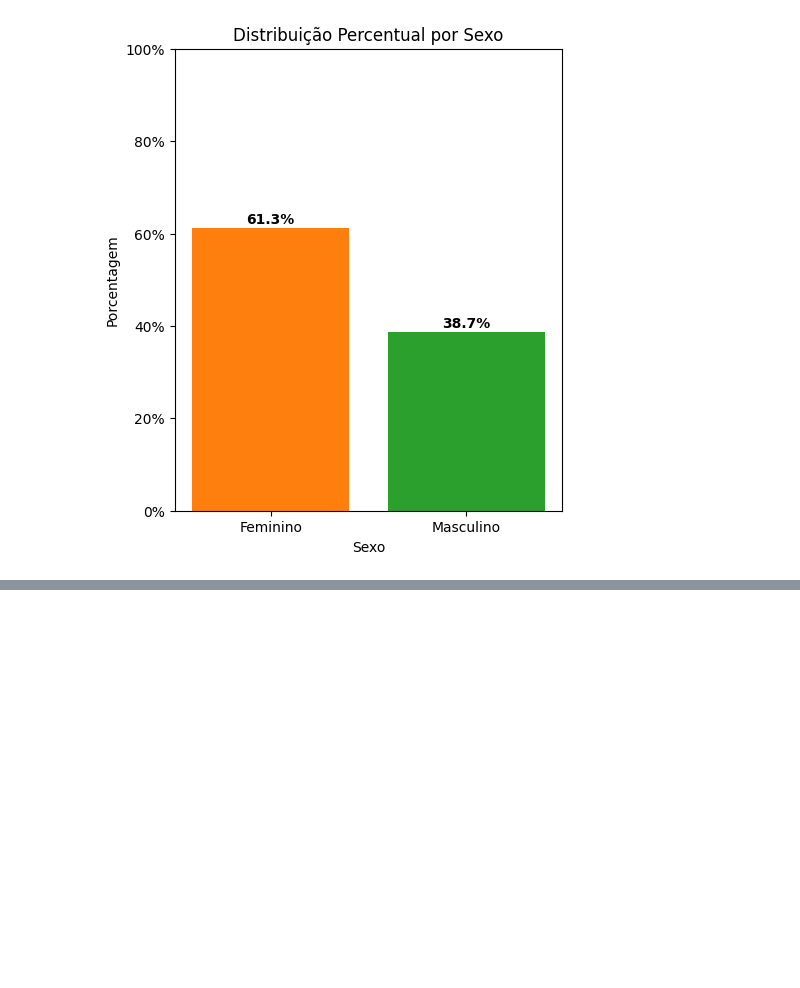
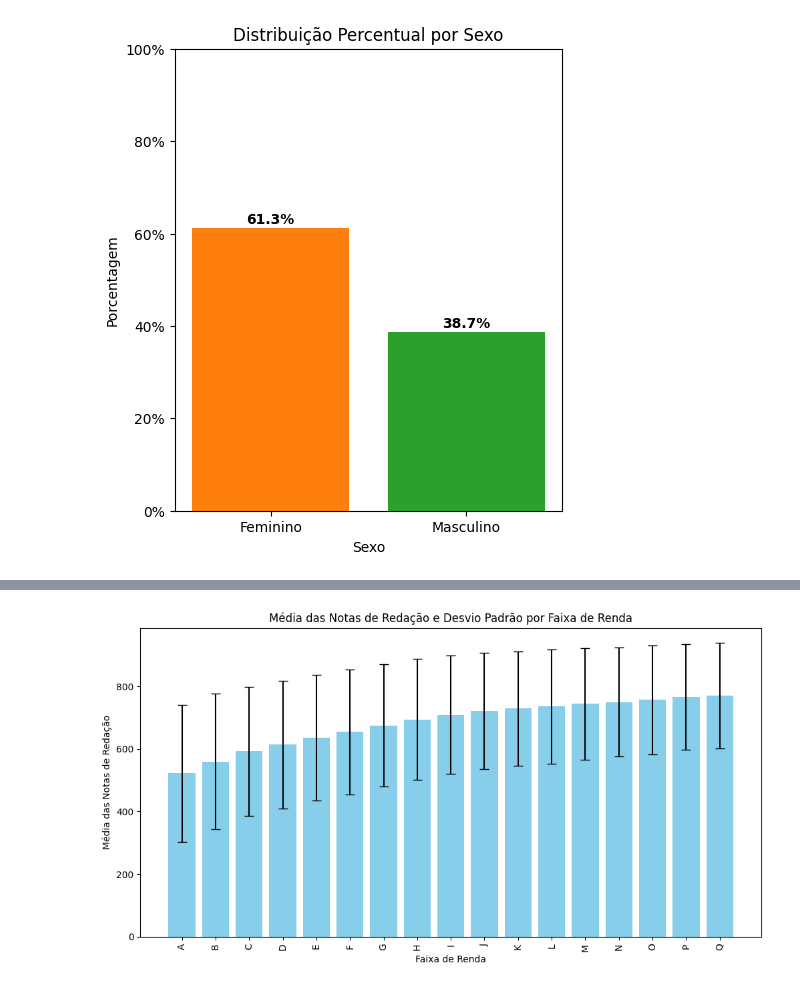
Before and after one commit to osamuelmarlon/analise_exploratoria_enem, a Jupyter notebook: analise_exploratoria_enem.ipynb, the cells around one changed output, grey strips where cells are left out. Saved outputs shown, nothing was run; the diff lists cells and outputs as text; code cells hidden in the pictures; blank space fills up the shorter version.

```diff
--- a/analise_exploratoria_enem.ipynb
+++ b/analise_exploratoria_enem.ipynb
@@ -219,0 +295,13 @@ plt.show()
+# %%
+descricao = colunas_redacao_renda.groupby('Q006')['NU_NOTA_REDACAO'].agg(['mean', 'std'])
+
+# Configurando o gráfico de barras de erro
+plt.figure(figsize=(12, 6))
+plt.bar(descricao.index, descricao['mean'], yerr=descricao['std'], capsize=5, color='skyblue')
+plt.xlabel('Faixa de Renda')
+plt.ylabel('Média das Notas de Redação')
+plt.title('Média das Notas de Redação e Desvio Padrão por Faixa de Renda')
+plt.xticks(rotation=90)
+plt.show()
+# %% [output]
+[figure, added]
```
Also changed, not shown: parts of 13 cells of this notebook.
